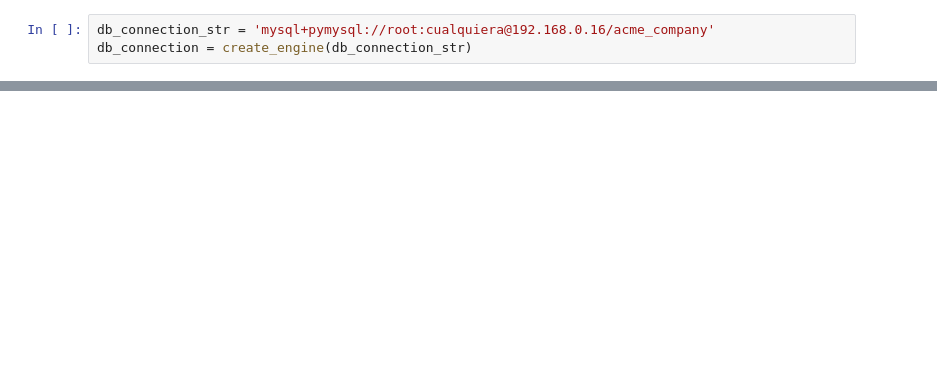
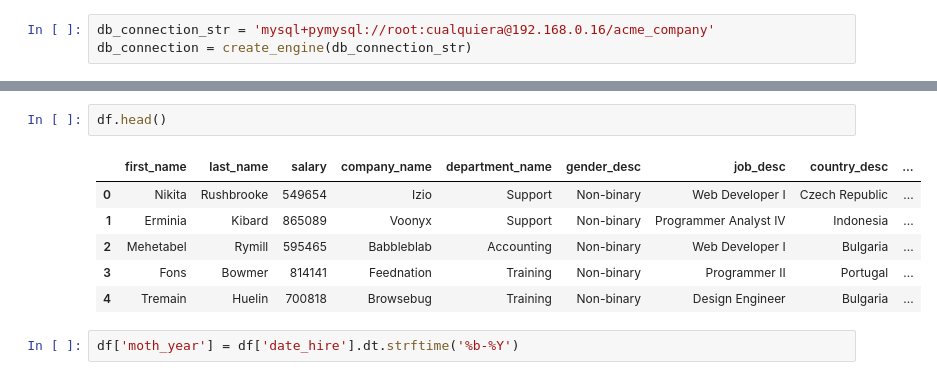
Before and after one commit to anthonypernia/EjerciciosDeTutoriasRealizadas, a Jupyter notebook: BBDD_SQL_1ra_parte/repaso_bd_python.ipynb, the cells around one changed output, grey strips where cells are left out. Saved outputs shown, nothing was run; the diff lists cells and outputs as text; blank space fills up the shorter version.

```diff
--- a/BBDD_SQL_1ra_parte/repaso_bd_python.ipynb
+++ b/BBDD_SQL_1ra_parte/repaso_bd_python.ipynb
@@ -18,0 +22,11 @@ df.head()
+# %%
+df.head()
+# %% [output]
+|  | first_name | last_name | salary | company_name | department_name | gender_desc | job_desc | country_desc | ... |
+| 0 | Nikita | Rushbrooke | 549654 | Izio | Support | Non-binary | Web Developer I | Czech Republic | ... |
+| 1 | Erminia | Kibard | 865089 | Voonyx | Support | Non-binary | Programmer Analyst IV | Indonesia | ... |
+| 2 | Mehetabel | Rymill | 595465 | Babbleblab | Accounting | Non-binary | Web Developer I | Bulgaria | ... |
+| 3 | Fons | Bowmer | 814141 | Feednation | Training | Non-binary | Programmer II | Portugal | ... |
+| 4 | Tremain | Huelin | 700818 | Browsebug | Training | Non-binary | Design Engineer | Bulgaria | ... |
+# %%
+df['moth_year'] = df['date_hire'].dt.strftime('%b-%Y')
```
Also changed, not shown: parts of 8 cells of this notebook, 3 other files.
